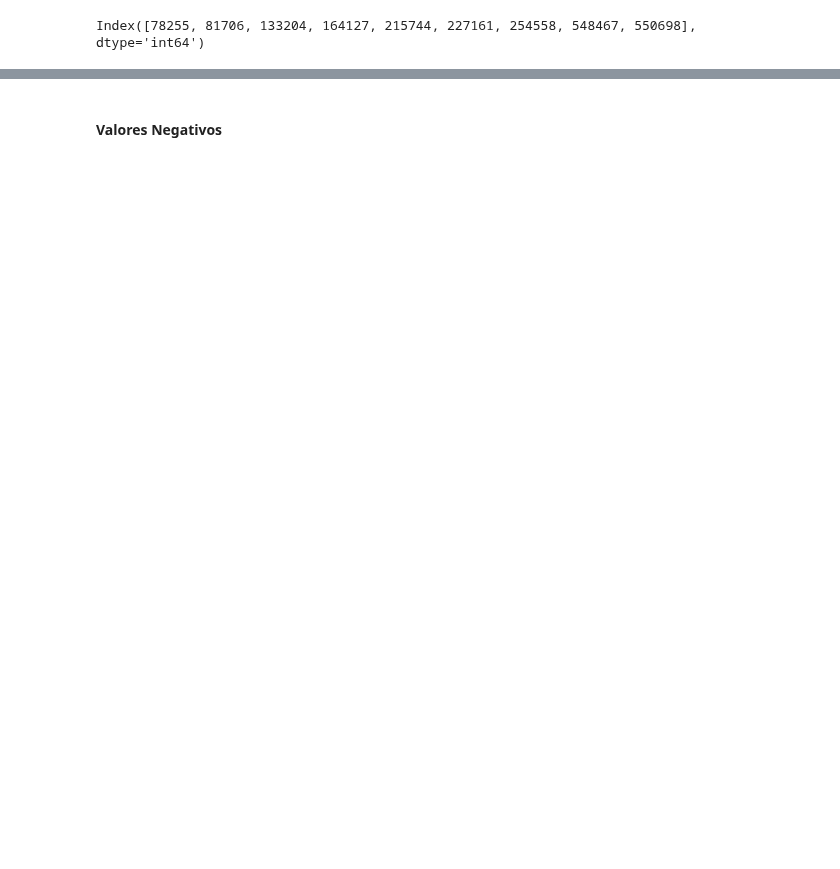
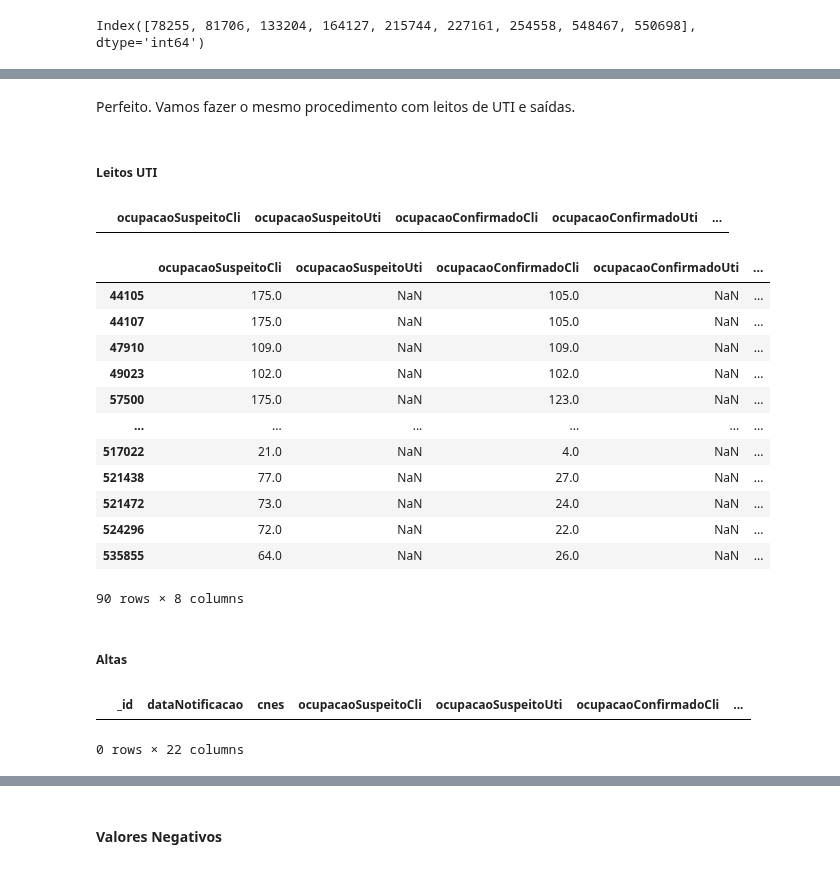
Before and after one commit to lucascorumba/study-projects, a Jupyter notebook: covid-hospital/analysis.ipynb, the cells around one changed output, grey strips where cells are left out. Cells and saved outputs as stored; diff of their text form; code cells hidden in the pictures; blank space fills up the shorter version.

```diff
--- a/covid-hospital/analysis.ipynb
+++ b/covid-hospital/analysis.ipynb
@@ -969,0 +996,32 @@ df.loc[(df['ocupacaoSuspeitoCli'] + df['ocupacaoConfirmadoCli']) > 1843]
+# %% [markdown]
+Perfeito. Vamos fazer o mesmo procedimento com leitos de UTI e saídas.
+# %% [markdown]
+##### Leitos UTI
+# %%
+drop_indexes = df.loc[(df['ocupacaoSuspeitoUti'] + df['ocupacaoConfirmadoUti']) > 380].index
+target_cols = ['ocupacaoSuspeitoUti', 'ocupacaoConfirmadoUti']
+for item in drop_indexes:
+    for col in target_cols:
+        df.loc[item, col] = np.NaN
+# %%
+df.loc[(df['ocupacaoSuspeitoUti'] + df['ocupacaoConfirmadoUti']) > 380, cols]
+# %% [output]
+|  | ocupacaoSuspeitoCli | ocupacaoSuspeitoUti | ocupacaoConfirmadoCli | ocupacaoConfirmadoUti | ... |
+# %%
+df.loc[drop_indexes, cols]
+# %% [output]
+|  | ocupacaoSuspeitoCli | ocupacaoSuspeitoUti | ocupacaoConfirmadoCli | ocupacaoConfirmadoUti | ... |
+| 44105 | 175.0 | NaN | 105.0 | NaN | ... |
+| 44107 | 175.0 | NaN | 105.0 | NaN | ... |
+| 47910 | 109.0 | NaN | 109.0 | NaN | ... |
+| 49023 | 102.0 | NaN | 102.0 | NaN | ... |
+| 57500 | 175.0 | NaN | 123.0 | NaN | ... |
+| ... | ... | ... | ... | ... | ... |
+| 517022 | 21.0 | NaN | 4.0 | NaN | ... |
+| 521438 | 77.0 | NaN | 27.0 | NaN | ... |
+| 521472 | 73.0 | NaN | 24.0 | NaN | ... |
+| 524296 | 72.0 | NaN | 22.0 | NaN | ... |
+| 535855 | 64.0 | NaN | 26.0 | NaN | ... |
+90 rows × 8 columns
+# %% [markdown]
+##### Altas
@@ -969,0 +1035,5 @@ df.loc[(df['ocupacaoSuspeitoCli'] + df['ocupacaoConfirmadoCli']) > 1843]
+# %%
+df.loc[(df['saidaSuspeitaObitos'] + df['saidaSuspeitaAltas'] + df['saidaConfirmadaObitos'] + df['saidaConfirmadaAltas']) > 1843 + 380]
+# %% [output]
+|  | _id | dataNotificacao | cnes | ocupacaoSuspeitoCli | ocupacaoSuspeitoUti | ocupacaoConfirmadoCli | ... |
+0 rows × 22 columns
```
Also changed, not shown: parts of 19 cells of this notebook.
